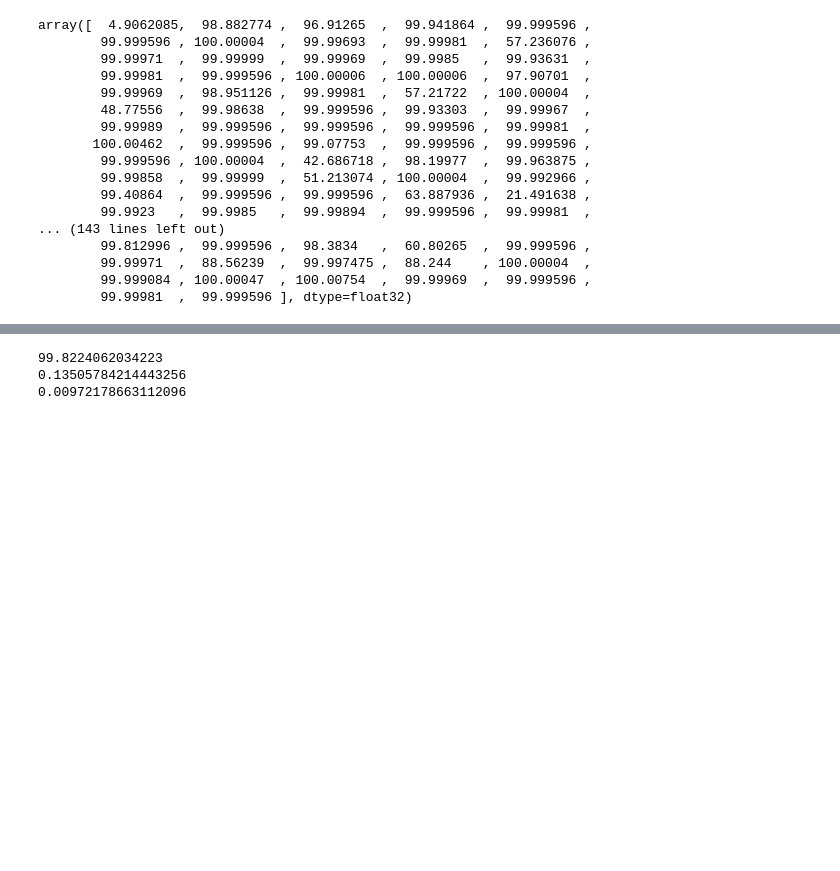
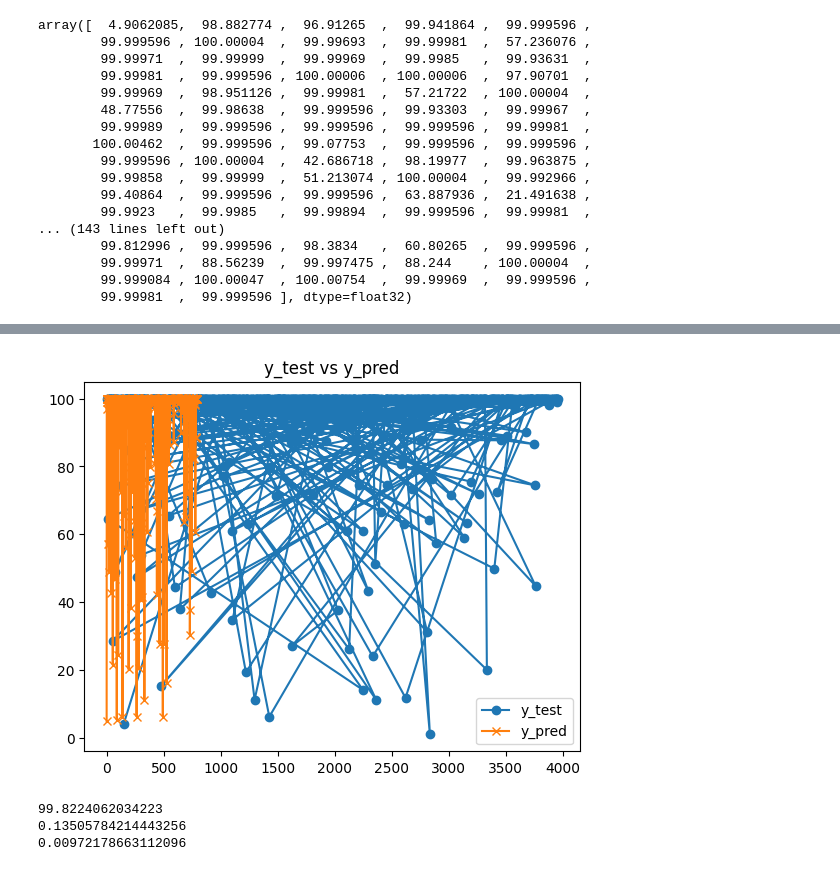
Before and after one commit to SweetlinN/Manufacturing_quality_rating_prediction, a Jupyter notebook: Manufacturing_quality_prediction2026.ipynb, the cells around one changed output, grey strips where cells are left out. Cells and saved outputs as stored; diff of their text form; code cells hidden in the pictures; blank space fills up the shorter version.

```diff
--- a/Manufacturing_quality_prediction2026.ipynb
+++ b/Manufacturing_quality_prediction2026.ipynb
@@ -226,3 +288,13 @@ array([  4.9062085,  98.882774 ,  96.91265  ,  99.941864 ,  99.999596 ,
+# %%
+import matplotlib.pyplot as plt
+
+plt.plot(y_test, label="y_test", marker='o')
+plt.plot(y_pred, label="y_pred", marker='x')
+plt.legend()
+plt.title("y_test vs y_pred")
+plt.show()
+# %% [output]
+[figure, added]
 # %%
 acc = r2_score(y_test, y_pred)*100
 MAE = mean_absolute_error(y_test,y_pred)
```
Also changed, not shown: parts of 4 cells of this notebook.
